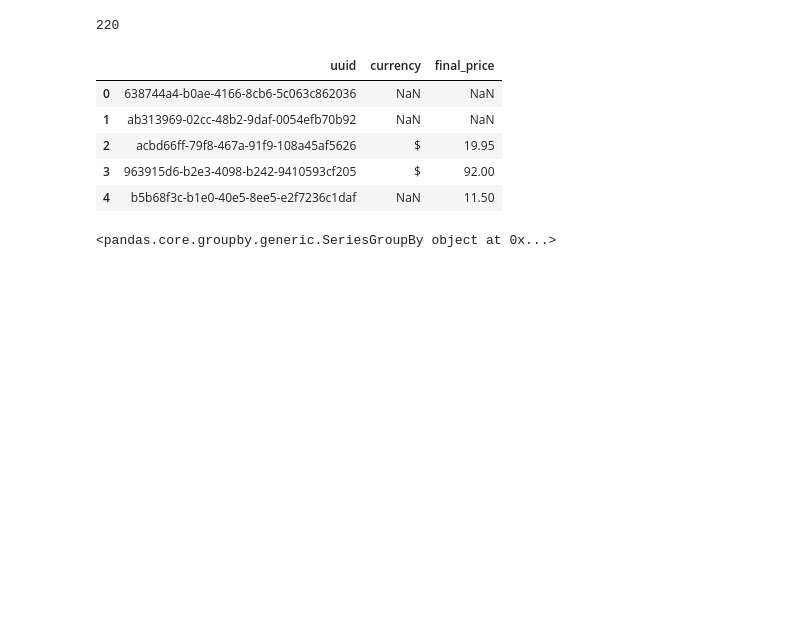
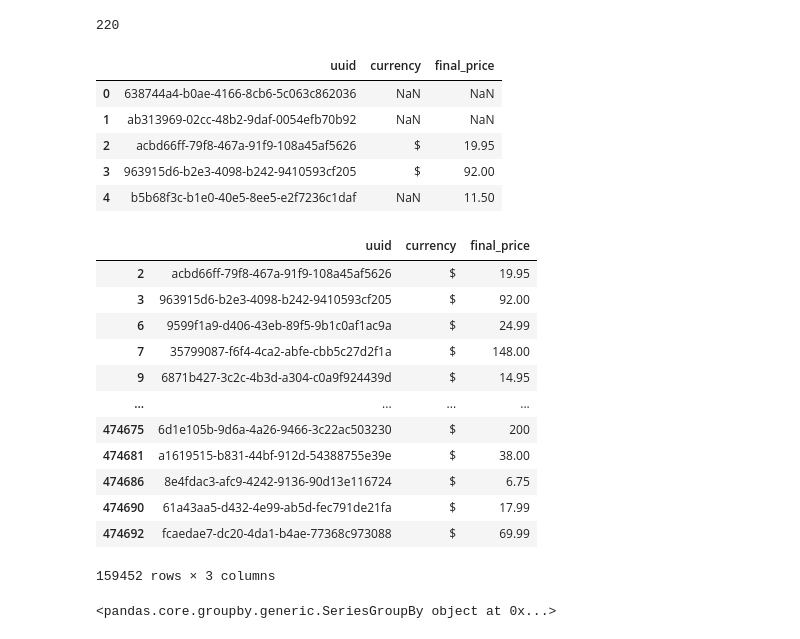
Before and after one commit to Arch0290/BeZenAssignment, a Jupyter notebook: BeZen.ipynb, the cells around one changed output. Cells and saved outputs as stored; diff of their text form; code cells hidden in the pictures; blank space fills up the shorter version.

```diff
--- a/BeZen.ipynb
+++ b/BeZen.ipynb
@@ -169,6 +301,22 @@ df3.head()
 | 2 | acbd66ff-79f8-467a-91f9-108a45af5626 | $ | 19.95 |
 | 3 | 963915d6-b2e3-4098-b242-9410593cf205 | $ | 92.00 |
 | 4 | b5b68f3c-b1e0-40e5-8ee5-e2f7236c1daf | NaN | 11.50 |
+# %%
+df3.dropna()
+# %% [output]
+|  | uuid | currency | final_price |
+| 2 | acbd66ff-79f8-467a-91f9-108a45af5626 | $ | 19.95 |
+| 3 | 963915d6-b2e3-4098-b242-9410593cf205 | $ | 92.00 |
+| 6 | 9599f1a9-d406-43eb-89f5-9b1c0af1ac9a | $ | 24.99 |
+| 7 | 35799087-f6f4-4ca2-abfe-cbb5c27d2f1a | $ | 148.00 |
+| 9 | 6871b427-3c2c-4b3d-a304-c0a9f924439d | $ | 14.95 |
+| ... | ... | ... | ... |
+| 474675 | 6d1e105b-9d6a-4a26-9466-3c22ac503230 | $ | 200 |
+| 474681 | a1619515-b831-44bf-912d-54388755e39e | $ | 38.00 |
+| 474686 | 8e4fdac3-afc9-4242-9136-90d13e116724 | $ | 6.75 |
+| 474690 | 61a43aa5-d432-4e99-ab5d-fec791de21fa | $ | 17.99 |
+| 474692 | fcaedae7-dc20-4da1-b4ae-77368c973088 | $ | 69.99 |
+159452 rows × 3 columns
 # %%
 df3.groupby('uuid')['final_price']
 # %% [output]
```
Also changed, not shown: parts of 24 cells of this notebook.
